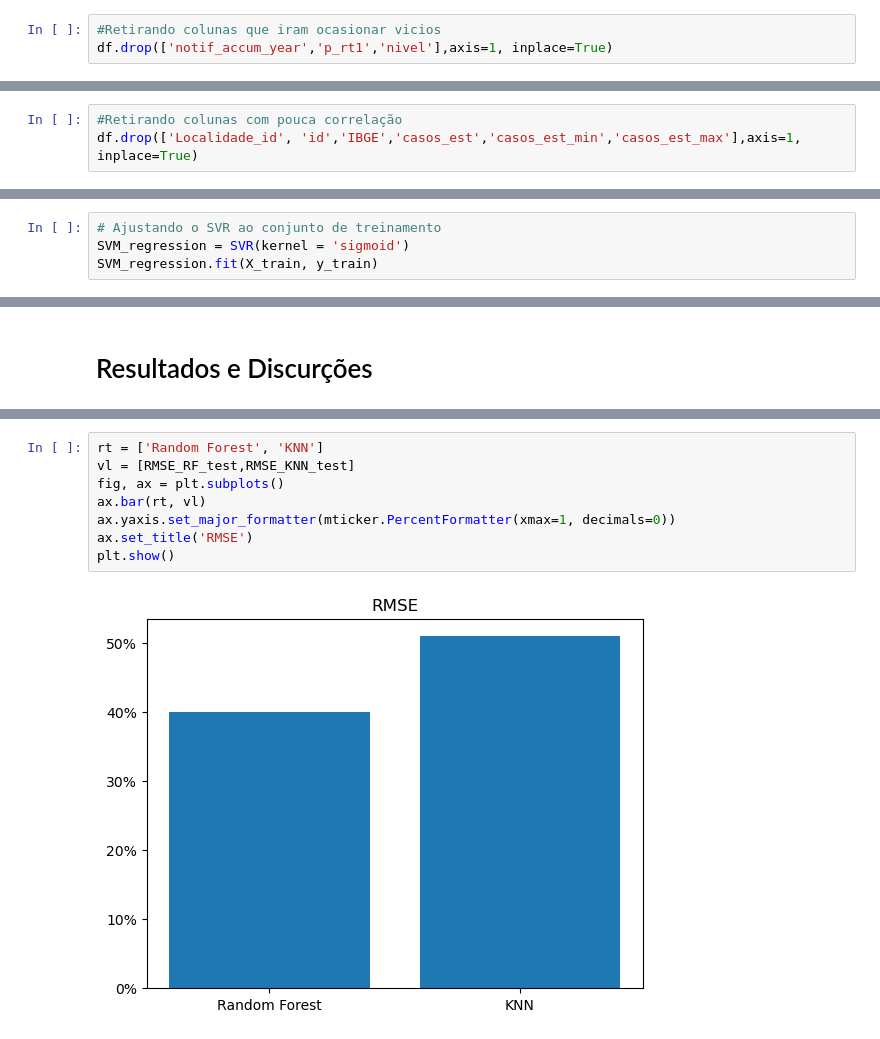
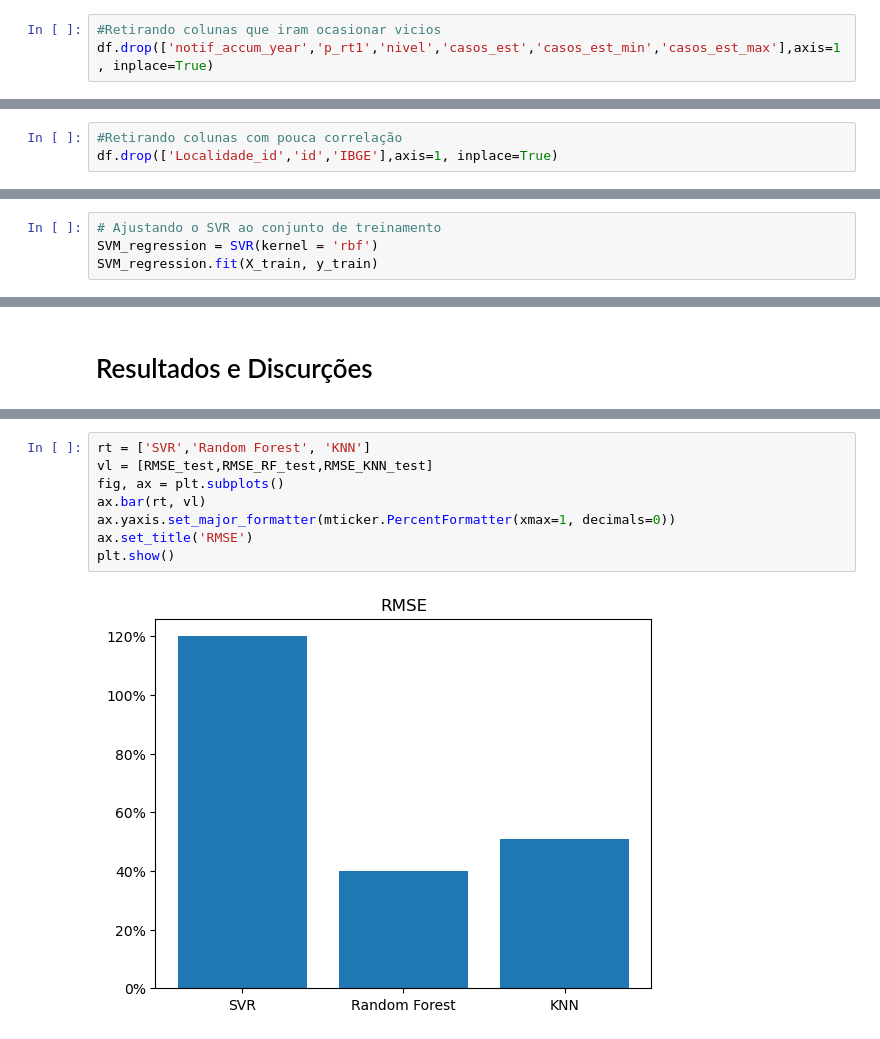
Before and after one commit to Aleomar15/TCC_Project, a Jupyter notebook: Data_Mining.ipynb, the cells around one changed output, grey strips where cells are left out. Drawn from its saved outputs; the diff is of its cells as text.

```diff
--- a/Data_Mining.ipynb
+++ b/Data_Mining.ipynb
@@ -130,7 +130,7 @@ IBGE                0
 dtype: int64
 # %%
 #Retirando colunas que iram ocasionar vicios
-df.drop(['notif_accum_year','p_rt1','nivel'],axis=1, inplace=True)
+df.drop(['notif_accum_year','p_rt1','nivel','casos_est','casos_est_min','casos_est_max'],axis=1, inplace=True)
 # %%
 df.columns
 # %% [output]
@@ -174,6 +170,6 @@ plot
 # %%
 #Retirando colunas com pouca correlação
-df.drop(['Localidade_id', 'id','IBGE','casos_est','casos_est_min','casos_est_max'],axis=1, inplace=True)
+df.drop(['Localidade_id','id','IBGE'],axis=1, inplace=True)
 # %%
 df.columns
 # %% [output]
@@ -240,7 +236,7 @@ X_train, X_test, y_train, y_test = train_test_split(X, y, test_size=0.3, random_
 from sklearn.svm import SVR
 # %%
 # Ajustando o SVR ao conjunto de treinamento
-SVM_regression = SVR(kernel = 'sigmoid')
+SVM_regression = SVR(kernel = 'rbf')
 SVM_regression.fit(X_train, y_train)
 # %% [output]
 SVR()
@@ -391,10 +388,10 @@ plt.show()
 # %%
-rt = ['Random Forest', 'KNN']
-vl = [RMSE_RF_test,RMSE_KNN_test]
+rt = ['SVR','Random Forest', 'KNN']
+vl = [RMSE_test,RMSE_RF_test,RMSE_KNN_test]
 fig, ax = plt.subplots()
 ax.bar(rt, vl)
 ax.yaxis.set_major_formatter(mticker.PercentFormatter(xmax=1, decimals=0))
 ax.set_title('RMSE')
 plt.show()
 # %% [output]
-[figure, old version]
+[figure, new version]
```
Also changed, not shown: parts of 12 cells of this notebook.
